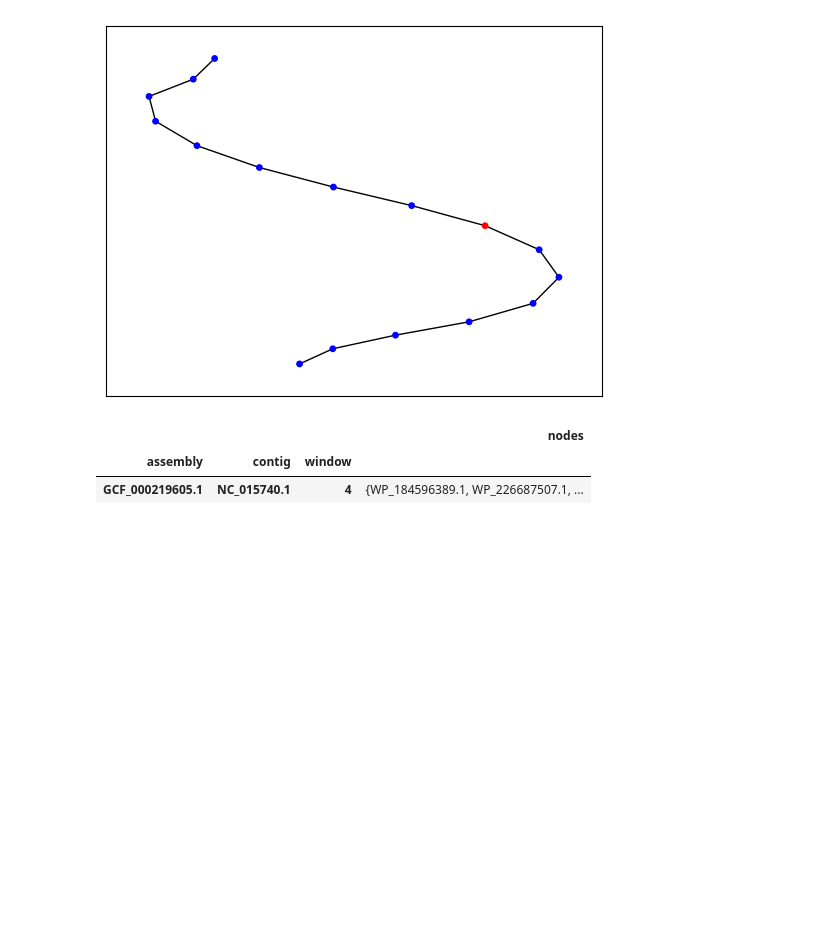
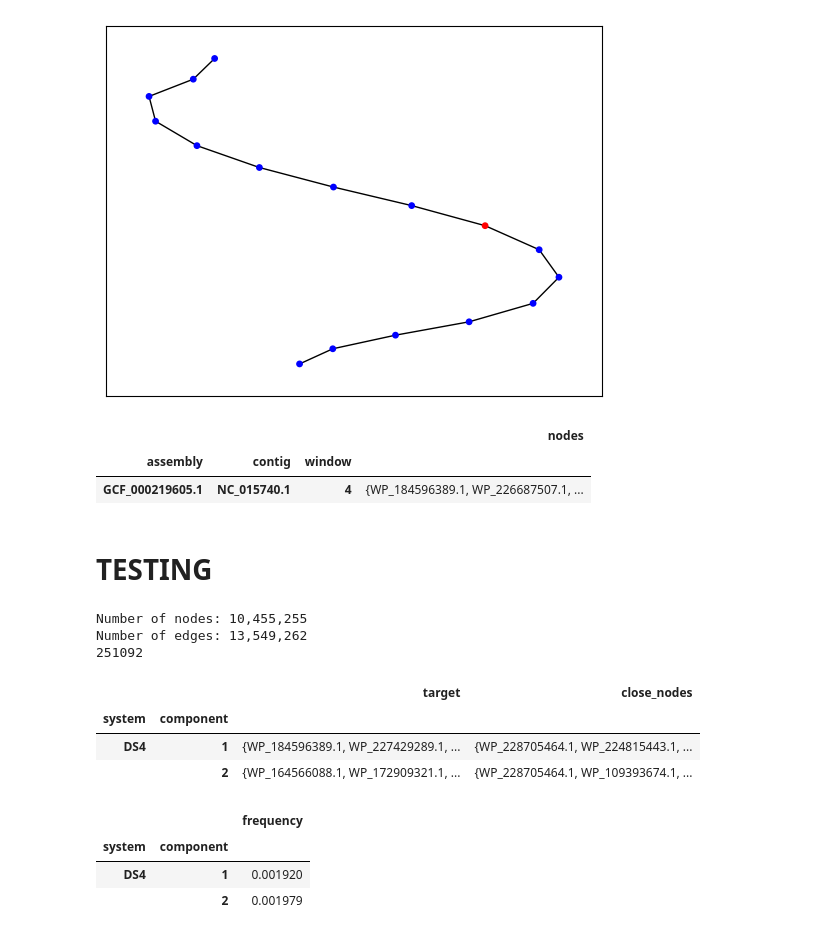
Before and after one commit to bioinformagica/icetea, a Jupyter notebook: workflow/notebooks/query_network.ipynb, the cells around one changed output. Cells and saved outputs as stored; diff of their text form; code cells hidden in the pictures; blank space fills up the shorter version.

Commit message:
Create a script to query the networkx query.

```diff
--- a/workflow/notebooks/query_network.ipynb
+++ b/workflow/notebooks/query_network.ipynb
@@ -387,3 +411,5 @@ plot_subgraph(t, windows.target.unique(), node_size=15)
 |  |  |  | nodes |
 | assembly | contig | window |  |
 | GCF_000219605.1 | NC_015740.1 | 4 | {WP_184596389.1, WP_226687507.1, ... |
+# %% [markdown]
+# TESTING
@@ -389,0 +554,65 @@ plot_subgraph(t, windows.target.unique(), node_size=15)
+# %%
+search_table = "../../.test/network/query_vs_target.tsv"
+ge_pident = 0.3
+ge_cov = 0.8
+G_pickle = "../../.test/network/all_cds.graph.with_oncontig_pos.pickle"
+query_radius = 5
+output_dir = "../../.test"
+
+
+G = read_network_from_pickle(G_pickle)
+
+print(f"Number of nodes: {G.number_of_nodes():,}")
+print(f"Number of edges: {G.number_of_edges():,}")
+
+total_assemblies = len(set(
+    map(
+        lambda x: x.assembly,
+        chain.from_iterable(map(lambda x: x[-1].get("info"), G.edges(data=True))),
+    )
+))
+# %% [output]
+Number of nodes: 10,455,255
+Number of edges: 13,549,262
+251092
+# %%
+query_network = partial(query_network, G, radius=query_radius)
+# %%
+system_matches = (
+    read_mmseqs_search_output(search_table)
+    .loc[
+        lambda df_: (
+            df_.pident.ge(ge_pident) & df_.qcov.ge(ge_cov) & df_.tcov.ge(ge_cov)
+        ),
+        ["query", "target"],
+    ]
+    .pipe(
+        lambda df_: pd.DataFrame(
+            data=df_.target.values,
+            index=pd.MultiIndex.from_tuples(
+                df_["query"].apply(lambda x: x.split("-")),
+                names=["system", "component"],
+            ),
+            columns=["target"],
+        )
+    )
+    .assign(
+        close_nodes=lambda df_: df_.target.apply(query_network),
+    )
+    .groupby(["system", "component"])
+    .agg(
+        {
+            "target": set,
+            "close_nodes": lambda s_: set(chain.from_iterable(s_)),
+        }
+    )
+    .loc[lambda df_: df_.close_nodes.apply(bool)]
+)
+
+
+system_matches
+# %% [output]
+|  |  | target | close_nodes |
+| system | component |  |  |
+| DS4 | 1 | {WP_184596389.1, WP_227429289.1, ... | {WP_228705464.1, WP_224815443.1, ... |
+|  | 2 | {WP_164566088.1, WP_172909321.1, ... | {WP_228705464.1, WP_109393674.1, ... |
@@ -389,0 +680,7 @@ plot_subgraph(t, windows.target.unique(), node_size=15)
+# %%
+get_simple_freq(prep_freq, total_assemblies)
+# %% [output]
+|  |  | frequency |
+| system | component |  |
+| DS4 | 1 | 0.001920 |
+|  | 2 | 0.001979 |
```
Also changed, not shown: parts of 15 cells of this notebook, 1 other file.
